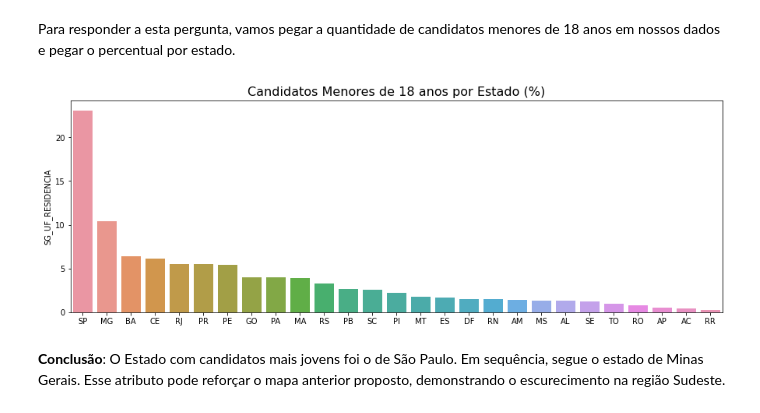
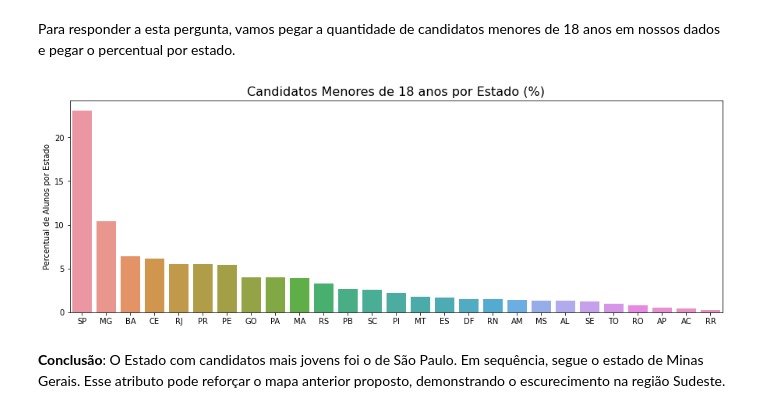
Before and after one commit to DaviReisVieira/Projeto-2-CDados, a Jupyter notebook: Análise Exploratória e Modelo.ipynb, the cells around one changed output. Cells and saved outputs as stored; diff of their text form; code cells hidden in the pictures.

```diff
--- a/Análise Exploratória e Modelo.ipynb
+++ b/Análise Exploratória e Modelo.ipynb
@@ -301,11 +312,12 @@ Para responder a esta pergunta, vamos pegar a quantidade de candidatos menores d
 # %%
 menores_idade_enem2019 = dados_enem2019.query('NU_IDADE < 18')
 percentual_menores_idade_enem2019 = pd.DataFrame(menores_idade_enem2019['SG_UF_RESIDENCIA'].value_counts(normalize = True)*100)
 
 plt.figure(figsize=(15, 5))
 ax = sns.barplot(x=percentual_menores_idade_enem2019.index, y = percentual_menores_idade_enem2019['SG_UF_RESIDENCIA'], data=percentual_menores_idade_enem2019).set_title('Candidatos Menores de 18 anos por Estado (%)',  fontsize = 16);
+plt.ylabel("Percentual de Alunos por Estado");
 # %% [output]
-[figure, old version]
+[figure, new version]
 # %% [markdown]
 **Conclusão**: O Estado com candidatos mais jovens foi o de São Paulo. Em sequência, segue o estado de Minas Gerais. Esse atributo pode reforçar o mapa anterior proposto, demonstrando o escurecimento na região Sudeste.
 # %% [markdown]
```
Also changed, not shown: parts of 37 cells of this notebook, 3 other files.
